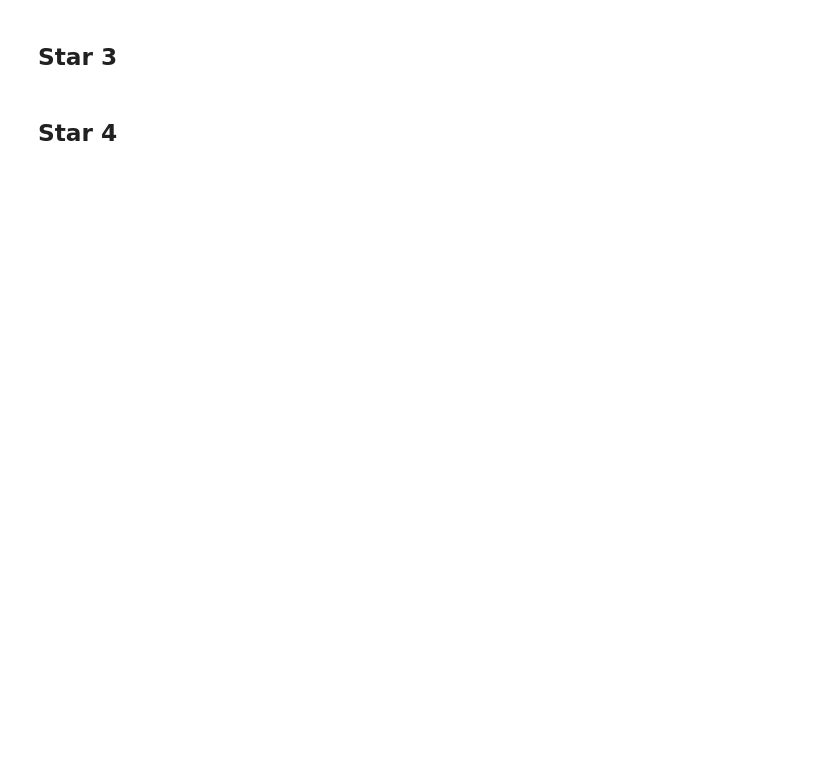
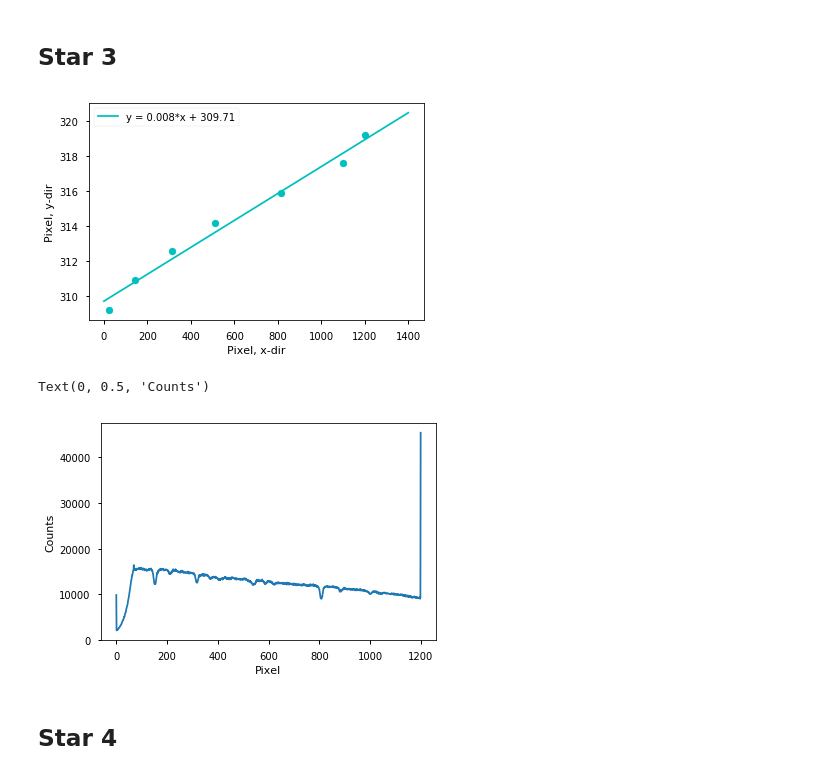
Before and after one commit to nsusemiehl/Massive-Star-Demographics, a Jupyter notebook: Spectroscopy/Spectroscopic Analysis - Johnny.ipynb, the cells around one changed output. Saved outputs shown, nothing was run; the diff lists cells and outputs as text; code cells hidden in the pictures; blank space fills up the shorter version.

```diff
--- a/Spectroscopy/Spectroscopic Analysis - Johnny.ipynb
+++ b/Spectroscopy/Spectroscopic Analysis - Johnny.ipynb
@@ -189,35 +199,39 @@ plt.ylabel("Pixel, y-dir")
 plt.legend()
 plt.show()
 
 x_pix = np.asarray([i for i in range(1200)])
 y_pix_star3 = np.floor(linear_fit(x_pix, coeff_star3[0], coeff_star3[1])).astype(int)  # to ensure our pixel number is an int
 
 # Arrays of length len(x_pix)
 target_upper_star3 = y_pix_star3 - 1
 target_lower_star3 = y_pix_star3 - 12
 sky_upper_star3 = y_pix_star3 + 50
 sky_lower_star3 = y_pix_star3 + 40
 
 # Extract slices corresponding to the target spectrum and sky background
 target_star3 = np.asarray(
-            [calibrated_science_data[6].T[i, target_lower_star3[i]:target_upper_star3[i]]
+            [calibrated_science_data[9].T[i, target_lower_star3[i]:target_upper_star3[i]]
              for i in range(1200)]
            ).T
 
 sky_star3 = np.asarray(
-         [calibrated_science_data[6].T[i, sky_lower_star3[i]:sky_upper_star3[i]]
+         [calibrated_science_data[9].T[i, sky_lower_star3[i]:sky_upper_star3[i]]
           for i in range(1200)]
         ).T
 
 # Subtract sky background from target
 column_medians_star3 = np.median(sky_star3, axis=0)
 target_skysub_star3 = target_star3 - column_medians_star3
 
 target_skysub_1d_star3 = np.sum(target_skysub_star3, axis=0)
 target_skysub_1d_star3 = target_skysub_1d_star3[::-1]  # plot the spectrum correctly, i.e. blue to the left
 plt.plot(x_pix, target_skysub_1d_star3)
 plt.xlabel("Pixel")
 plt.ylabel("Counts")
+# %% [output]
+[figure, added]
+Text(0, 0.5, 'Counts')
+[figure, added]
 # %% [markdown]
 ## Star 4
 # %%
```
Also changed, not shown: parts of 50 cells of this notebook.
